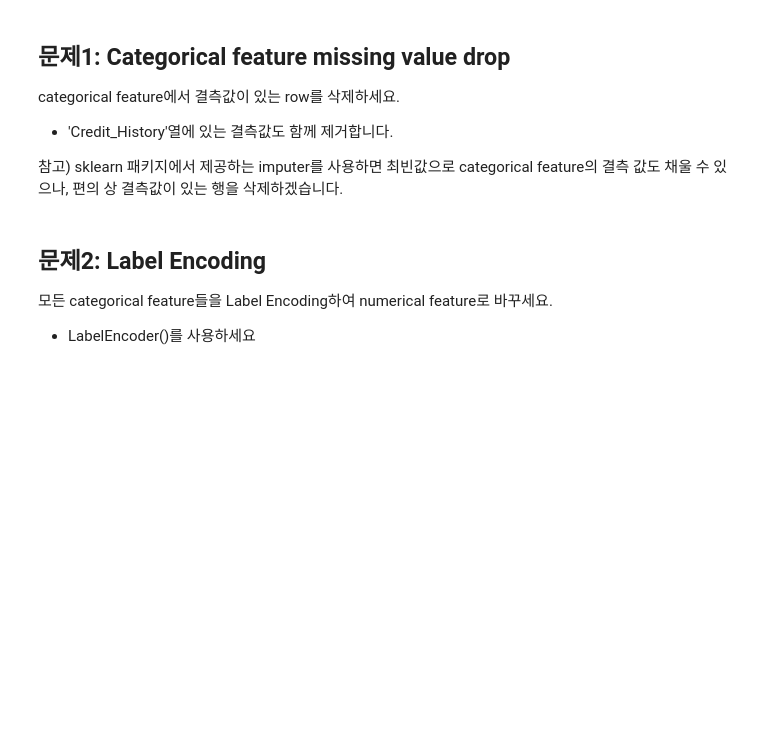
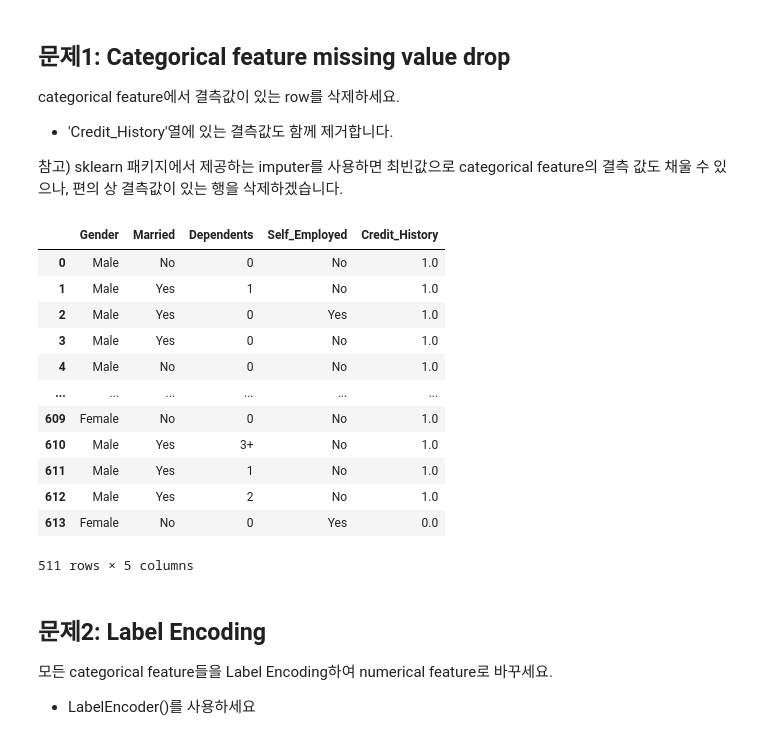
Before and after one commit to hyunjae97/2023S-Ajou-ML, a Jupyter notebook: HW2.ipynb, the cells around one changed output. Drawn from its saved outputs; the diff is of its cells as text; code cells hidden in the pictures; blank space fills up the shorter version.

```diff
--- a/HW2.ipynb
+++ b/HW2.ipynb
@@ -63,3 +133,23 @@ categorical feature에서 결측값이 있는 row를 삭제하세요.
+# %%
+## 문제 1 ##
+# 코드 작성
+df[['Gender','Married','Dependents','Self_Employed','Credit_History']].dropna()
+
+### categorical feature 중('Gender','Married','Dependents','Self_Employed','Credit_History') 결측값이 있는 행을 삭제
+# %% [output]
+|  | Gender | Married | Dependents | Self_Employed | Credit_History |
+| 0 | Male | No | 0 | No | 1.0 |
+| 1 | Male | Yes | 1 | No | 1.0 |
+| 2 | Male | Yes | 0 | Yes | 1.0 |
+| 3 | Male | Yes | 0 | No | 1.0 |
+| 4 | Male | No | 0 | No | 1.0 |
+| ... | ... | ... | ... | ... | ... |
+| 609 | Female | No | 0 | No | 1.0 |
+| 610 | Male | Yes | 3+ | No | 1.0 |
+| 611 | Male | Yes | 1 | No | 1.0 |
+| 612 | Male | Yes | 2 | No | 1.0 |
+| 613 | Female | No | 0 | Yes | 0.0 |
+511 rows × 5 columns
 # %% [markdown]
 ## 문제2: Label Encoding
 모든 categorical feature들을 Label Encoding하여 numerical feature로 바꾸세요.
```
Also changed, not shown: parts of 32 cells of this notebook.
